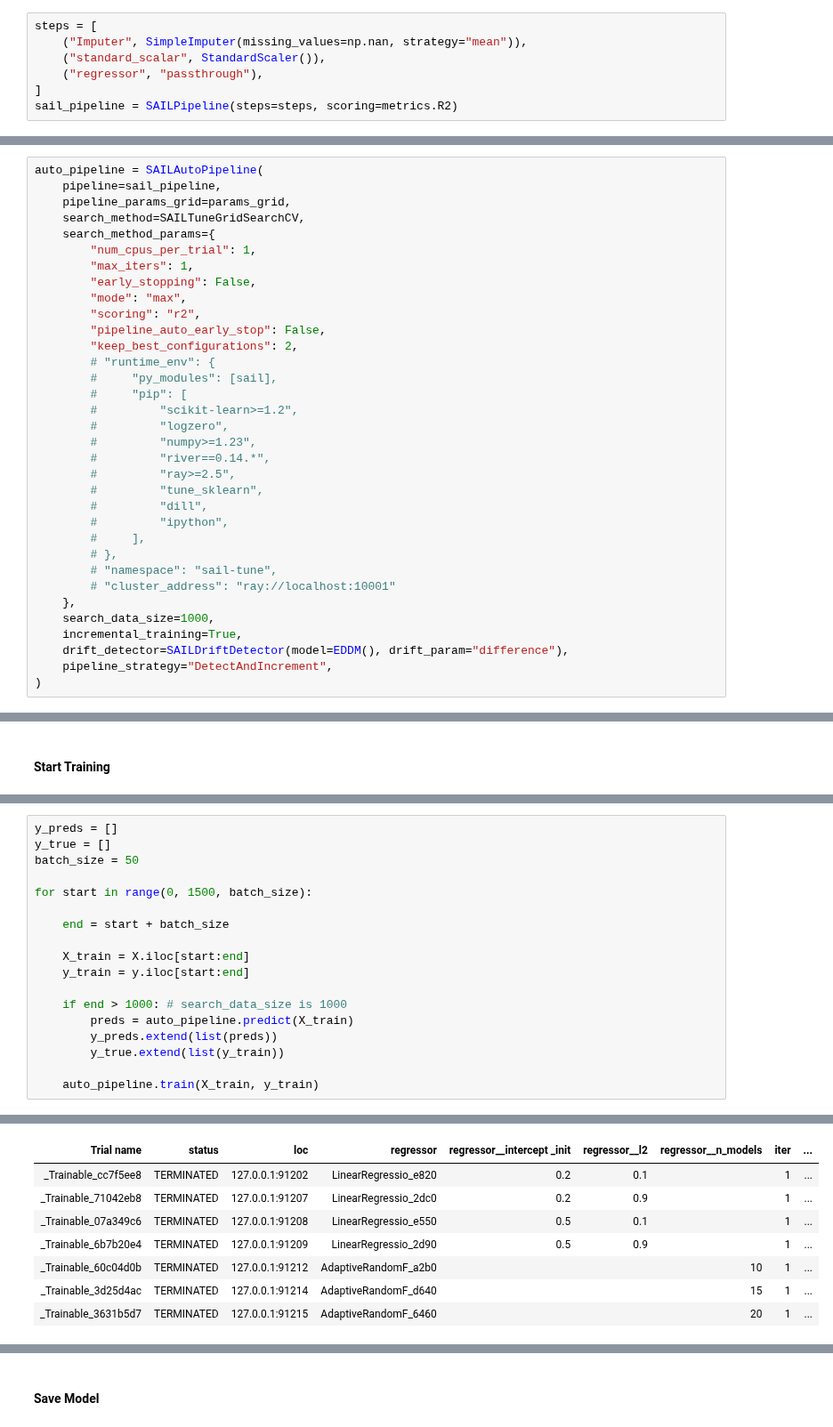
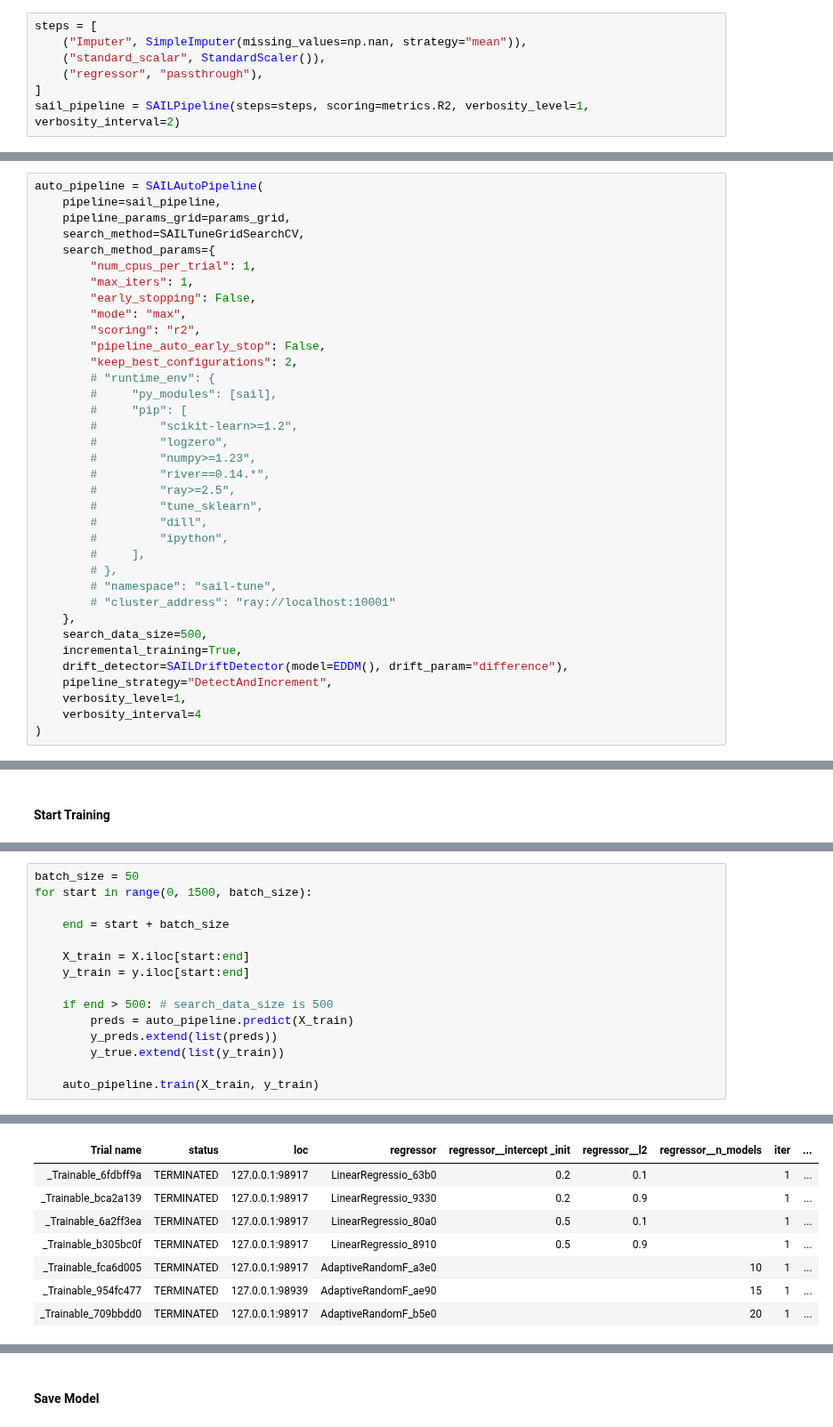
Before and after one commit to IBM/sail, a Jupyter notebook: examples/models/auto_ml/sail_auto_pipeline_regression.ipynb, the cells around one changed output, grey strips where cells are left out. Shown at 89% size. Saved outputs shown, nothing was run; the diff lists cells and outputs as text.

```diff
--- a/examples/models/auto_ml/sail_auto_pipeline_regression.ipynb
+++ b/examples/models/auto_ml/sail_auto_pipeline_regression.ipynb
@@ -32,7 +32,7 @@ steps = [
     ("standard_scalar", StandardScaler()),
     ("regressor", "passthrough"),
 ]
-sail_pipeline = SAILPipeline(steps=steps, scoring=metrics.R2)
+sail_pipeline = SAILPipeline(steps=steps, scoring=metrics.R2, verbosity_level=1, verbosity_interval=2)
 # %% [markdown]
 #### HPO Params
 # %%
@@ -78,9 +78,11 @@ auto_pipeline = SAILAutoPipeline(
         # "namespace": "sail-tune",
         # "cluster_address": "ray://localhost:10001"
     },
-    search_data_size=1000,
+    search_data_size=500,
     incremental_training=True,
     drift_detector=SAILDriftDetector(model=EDDM(), drift_param="difference"),
     pipeline_strategy="DetectAndIncrement",
+    verbosity_level=1,
+    verbosity_interval=4
 )
 # %% [output]
@@ -90,8 +96,5 @@ auto_pipeline = SAILAutoPipeline(
 # %%
-y_preds = []
-y_true = []
 batch_size = 50
-
 for start in range(0, 1500, batch_size):
 
     end = start + batch_size
@@ -99,7 +102,7 @@ for start in range(0, 1500, batch_size):
     X_train = X.iloc[start:end]
     y_train = y.iloc[start:end]
 
-    if end > 1000: # search_data_size is 1000
+    if end > 500: # search_data_size is 500
         preds = auto_pipeline.predict(X_train)
         y_preds.extend(list(preds))
         y_true.extend(list(y_train))
@@ -116,9 +119,9 @@ Logical resource usage: 0/10 CPUs, 0/0 GPUs
 Trial Status
 | Trial name | status | loc | regressor | regressor__intercept _init | regressor__l2 | regressor__n_models | iter | ... |
-| _Trainable_cc7f5ee8 | TERMINATED | 127.0.0.1:91202 | LinearRegressio_e820 | 0.2 | 0.1 |  | 1 | ... |
-| _Trainable_71042eb8 | TERMINATED | 127.0.0.1:91207 | LinearRegressio_2dc0 | 0.2 | 0.9 |  | 1 | ... |
-| _Trainable_07a349c6 | TERMINATED | 127.0.0.1:91208 | LinearRegressio_e550 | 0.5 | 0.1 |  | 1 | ... |
-| _Trainable_6b7b20e4 | TERMINATED | 127.0.0.1:91209 | LinearRegressio_2d90 | 0.5 | 0.9 |  | 1 | ... |
-| _Trainable_60c04d0b | TERMINATED | 127.0.0.1:91212 | AdaptiveRandomF_a2b0 |  |  | 10 | 1 | ... |
-| _Trainable_3d25d4ac | TERMINATED | 127.0.0.1:91214 | AdaptiveRandomF_d640 |  |  | 15 | 1 | ... |
-| _Trainable_3631b5d7 | TERMINATED | 127.0.0.1:91215 | AdaptiveRandomF_6460 |  |  | 20 | 1 | ... |
+| _Trainable_6fdbff9a | TERMINATED | 127.0.0.1:98917 | LinearRegressio_63b0 | 0.2 | 0.1 |  | 1 | ... |
+| _Trainable_bca2a139 | TERMINATED | 127.0.0.1:98917 | LinearRegressio_9330 | 0.2 | 0.9 |  | 1 | ... |
+| _Trainable_6a2ff3ea | TERMINATED | 127.0.0.1:98917 | LinearRegressio_80a0 | 0.5 | 0.1 |  | 1 | ... |
+| _Trainable_b305bc0f | TERMINATED | 127.0.0.1:98917 | LinearRegressio_8910 | 0.5 | 0.9 |  | 1 | ... |
+| _Trainable_fca6d005 | TERMINATED | 127.0.0.1:98917 | AdaptiveRandomF_a3e0 |  |  | 10 | 1 | ... |
+| _Trainable_954fc477 | TERMINATED | 127.0.0.1:98939 | AdaptiveRandomF_ae90 |  |  | 15 | 1 | ... |
+| _Trainable_709bbdd0 | TERMINATED | 127.0.0.1:98917 | AdaptiveRandomF_b5e0 |  |  | 20 | 1 | ... |
```
Also changed, not shown: parts of 8 cells of this notebook, 18 other files.
